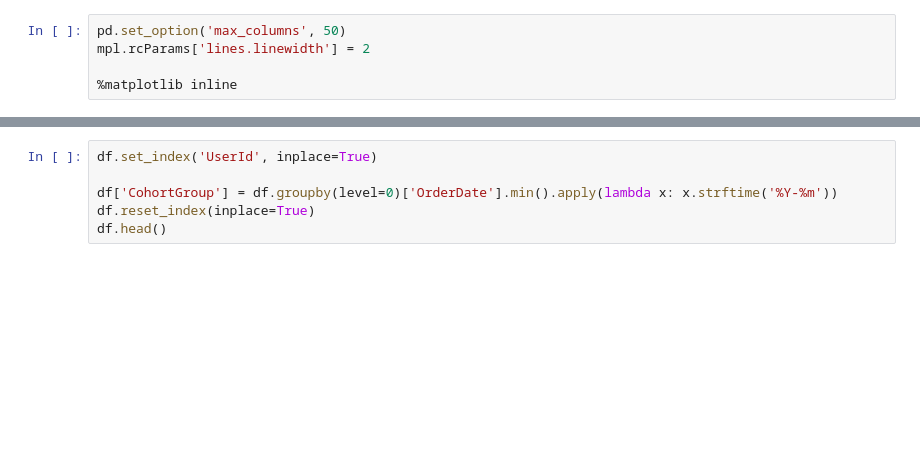
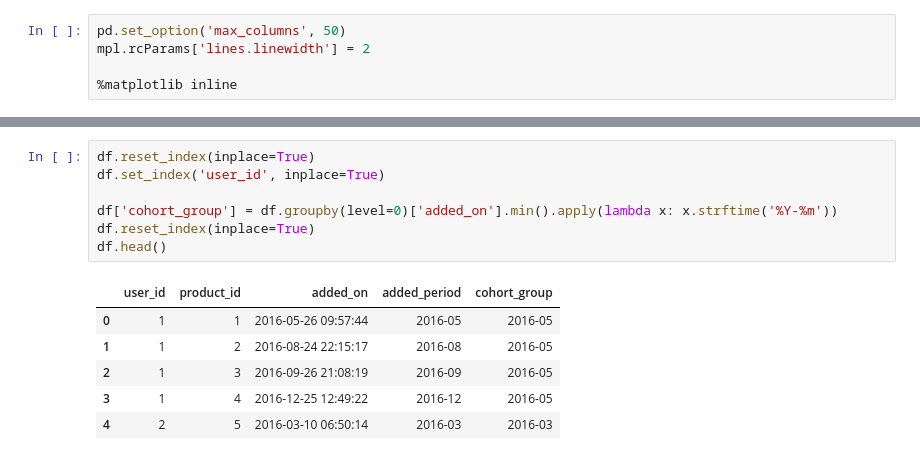
Before and after one commit to pedrocarmona/data-processing-samples, a Jupyter notebook: cohort/notebooks/cohort.ipynb, the cells around one changed output, grey strips where cells are left out. Cells and saved outputs as stored; diff of their text form; blank space fills up the shorter version.

```diff
--- a/cohort/notebooks/cohort.ipynb
+++ b/cohort/notebooks/cohort.ipynb
@@ -33,6 +47,14 @@ df.head()
 # %%
-df.set_index('UserId', inplace=True)
+df.reset_index(inplace=True)
+df.set_index('user_id', inplace=True)
 
-df['CohortGroup'] = df.groupby(level=0)['OrderDate'].min().apply(lambda x: x.strftime('%Y-%m'))
+df['cohort_group'] = df.groupby(level=0)['added_on'].min().apply(lambda x: x.strftime('%Y-%m'))
 df.reset_index(inplace=True)
 df.head()
+# %% [output]
+|  | user_id | product_id | added_on | added_period | cohort_group |
+| 0 | 1 | 1 | 2016-05-26 09:57:44 | 2016-05 | 2016-05 |
+| 1 | 1 | 2 | 2016-08-24 22:15:17 | 2016-08 | 2016-05 |
+| 2 | 1 | 3 | 2016-09-26 21:08:19 | 2016-09 | 2016-05 |
+| 3 | 1 | 4 | 2016-12-25 12:49:22 | 2016-12 | 2016-05 |
+| 4 | 2 | 5 | 2016-03-10 06:50:14 | 2016-03 | 2016-03 |
```
Also changed, not shown: parts of 8 cells of this notebook, 8 other files.
